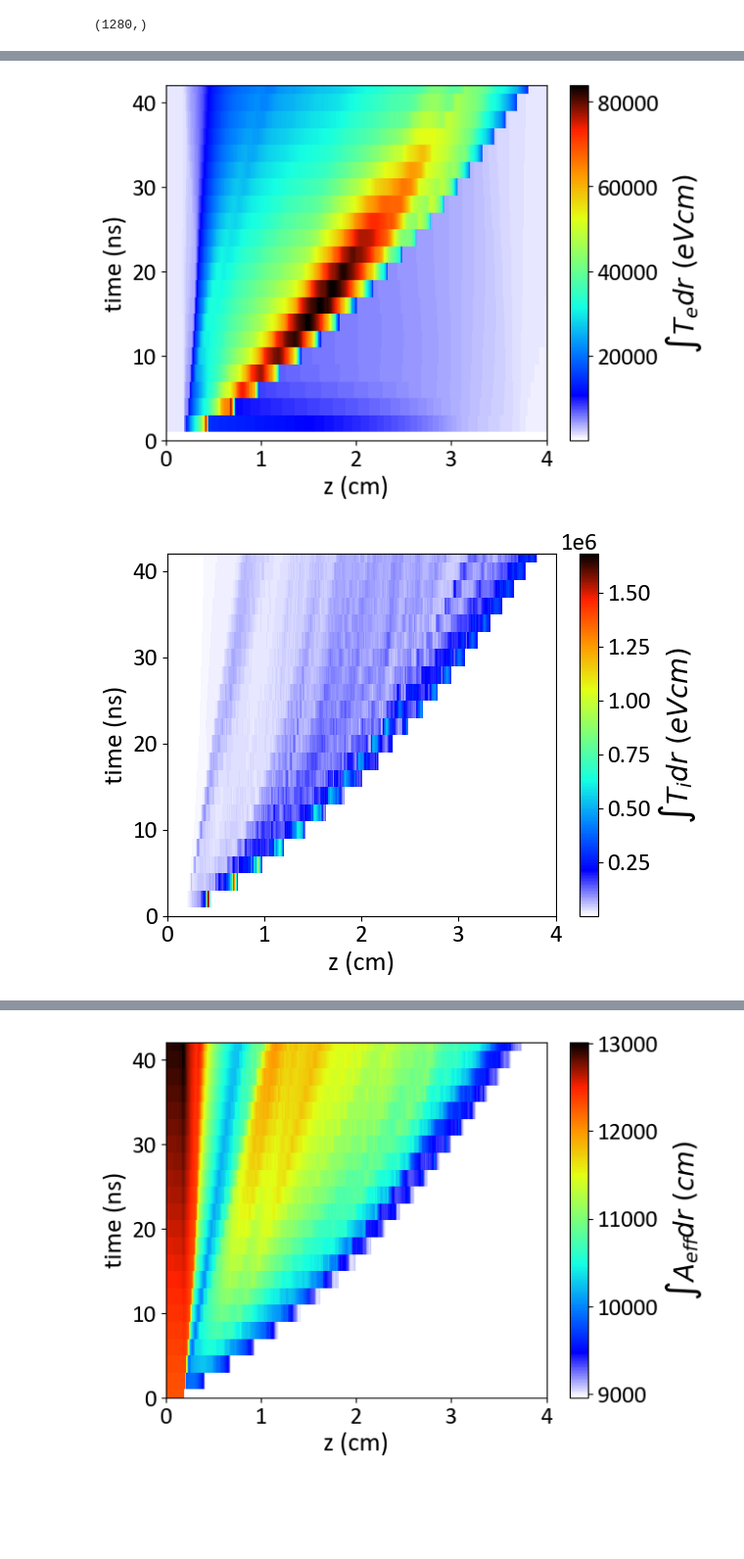
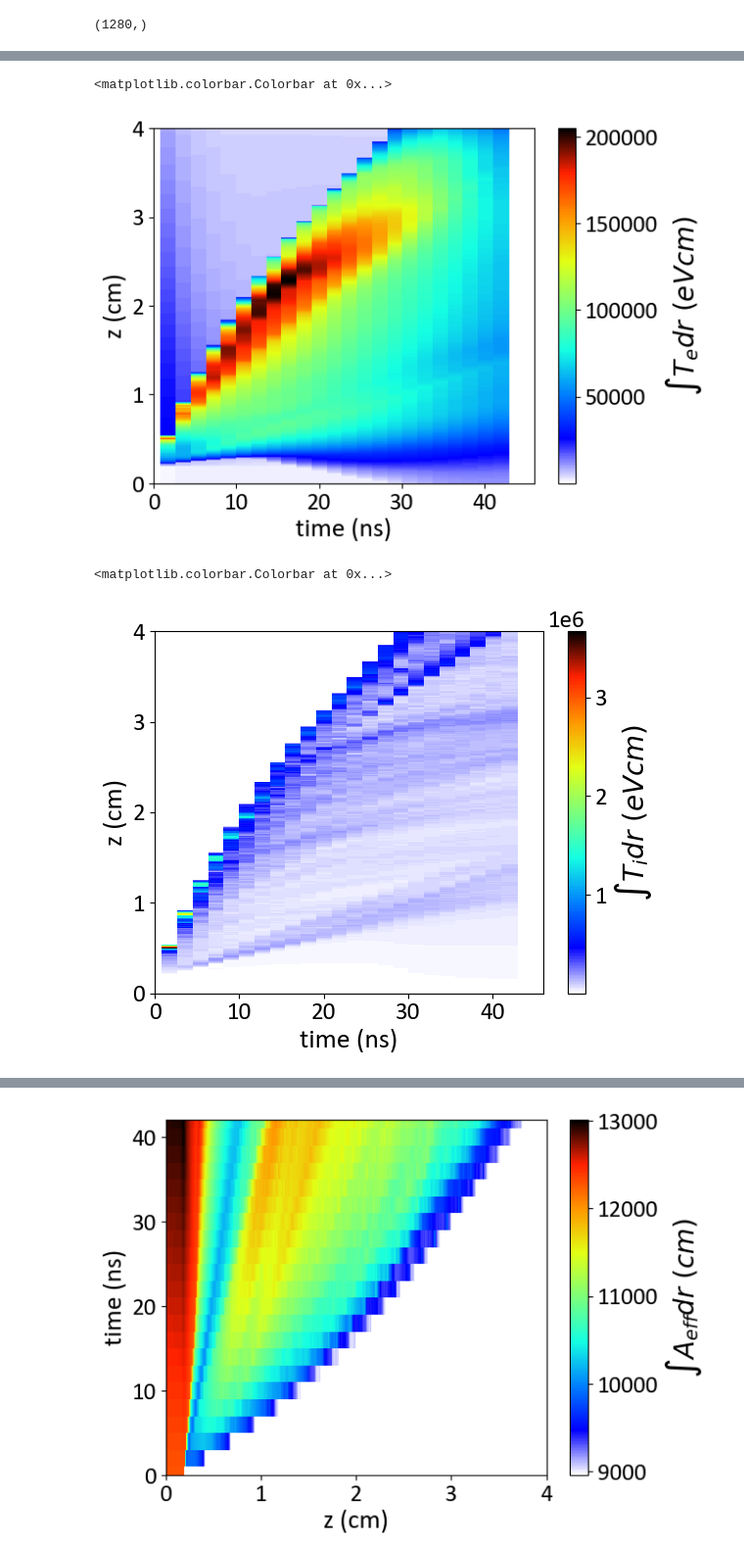
Before and after one commit to weipengyao/scripts, a Jupyter notebook: Gekko_2024.ipynb, the cells around one changed output, grey strips where cells are left out. Shown at 98% size. Saved outputs shown, nothing was run; the diff lists cells and outputs as text; code cells hidden in the pictures; blank space fills up the shorter version.

```diff
--- a/Gekko_2024.ipynb
+++ b/Gekko_2024.ipynb
@@ -158,5 +175,5 @@ plt.semilogy(zz,ne_sumz[::-1])
 # %%
-num_time = 22
+num_time = 24
 
 ne_time_sumz = np.zeros((num_time,ne_sumz.shape[0]))
 ni_time_sumz = np.zeros((num_time,ne_sumz.shape[0]))
@@ -258,40 +278,43 @@ plt.savefig('/Users/yao/Desktop/ni_time_sumz.png', dpi=600, bbox_inches='tight')
 zz = np.linspace(0, 4, ne_time_sumz.shape[1]) # in z axis, 4 cm
 time = np.linspace(0, 42, num_time) # here we have 42 ns in the 21st time step
 
-plt.pcolor(zz,time,(Te_time_sumz[:,::-1]/11600),
+# plt.pcolor(zz,time,(Te_time_sumz[:,::-1]/11600),
+plt.pcolor(time,zz,(Te_time_sumz[:,::-1].T)/11600,
            cmap=newcmap,
-        #    vmin=19,vmax=23,
+         #   vmin=19,vmax=23,
         #    interpolation=interpolation,
         #    aspect='auto',
         #    extent=[0, 4, 0, 42],
            )
-plt.xlabel('z (cm)')
-plt.ylabel('time (ns)')
-plt.xlim(0, 4)
-plt.ylim(0, 42)
+plt.ylabel('z (cm)')
+plt.xlabel('time (ns)')
+plt.ylim(0, 4)
+plt.xlim(0, 46)
 plt.colorbar(label=r'$\int T_e dr\  (eV cm)$',)
-plt.savefig('/Users/yao/Desktop/Te_time_sumz.png', dpi=600, bbox_inches='tight')
+# plt.savefig('/Users/yao/Desktop/Te_time_sumz.png', dpi=600, bbox_inches='tight')
 # %% [output]
+<matplotlib.colorbar.Colorbar at 0x...>
-[figure, old version]
+[figure, new version]
 # %%
 zz = np.linspace(0, 4, ne_time_sumz.shape[1]) # in z axis, 4 cm
 time = np.linspace(0, 42, num_time) # here we have 42 ns in the 21st time step
 
-plt.pcolor(zz,time,(Ti_time_sumz[:,::-1]/11600),
+plt.pcolor(time,zz,(Ti_time_sumz[:,::-1].T/11600),
            cmap=newcmap,
         #    vmin=19,vmax=23,
         #    interpolation=interpolation,
         #    aspect='auto',
         #    extent=[0, 4, 0, 42],
            )
-plt.xlabel('z (cm)')
-plt.ylabel('time (ns)')
-plt.xlim(0, 4)
-plt.ylim(0, 42)
+plt.ylabel('z (cm)')
+plt.xlabel('time (ns)')
+plt.ylim(0, 4)
+plt.xlim(0, 46)
 plt.colorbar(label=r'$\int T_i dr\  (eV cm)$',)
-plt.savefig('/Users/yao/Desktop/Ti_time_sumz.png', dpi=600, bbox_inches='tight')
+# plt.savefig('/Users/yao/Desktop/Ti_time_sumz.png', dpi=600, bbox_inches='tight')
 # %% [output]
+<matplotlib.colorbar.Colorbar at 0x...>
-[figure, old version]
+[figure, new version]
 # %%
 zz = np.linspace(0, 4, ne_time_sumz.shape[1]) # in z axis, 4 cm
 time = np.linspace(0, 42, num_time) # here we have 42 ns in the 21st time step
```
Also changed, not shown: parts of 14 cells of this notebook, 4 other files.
